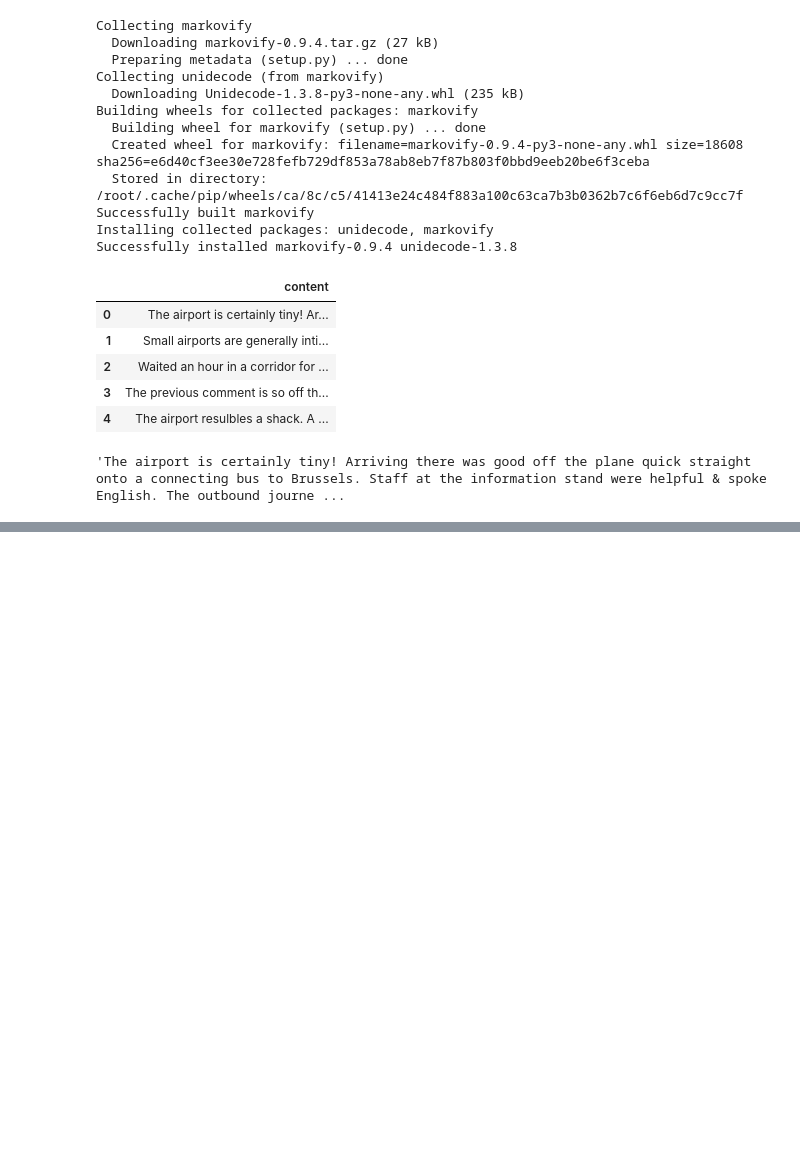
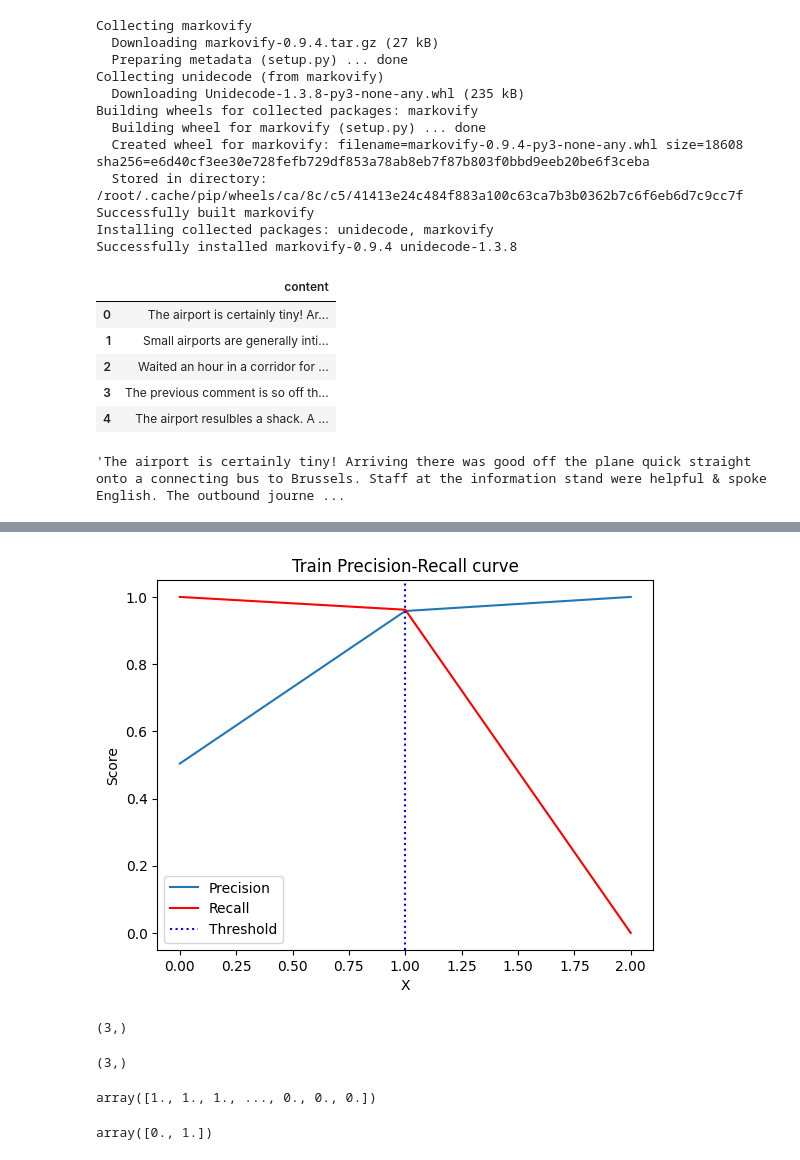
Before and after one commit to snemmani/ml_ai, a Jupyter notebook: Lab/Day2_Cybersecurity.ipynb, the cells around one changed output, grey strips where cells are left out. Saved outputs shown, nothing was run; the diff lists cells and outputs as text; code cells hidden in the pictures; blank space fills up the shorter version.

```diff
--- a/Lab/Day2_Cybersecurity.ipynb
+++ b/Lab/Day2_Cybersecurity.ipynb
@@ -490,0 +596,32 @@ The frequency of trains to and from the airport to Leuven as well fly to Antwerp
+# %%
+probas = dclf.predict_proba(X_test)
+# %%
+from sklearn.metrics import precision_recall_curve
+
+precision, recall, threshold = precision_recall_curve(y_test, probas[:,1])
+# %%
+plt.plot(precision, label='Precision')
+plt.plot(recall, color='red', label='Recall')
+plt.axvline(1, color='blue', linestyle='dotted', label='Threshold')
+plt.ylabel("Score")
+plt.xlabel("X")
+plt.legend()
+plt.title("Train Precision-Recall curve");
+# %% [output]
+[figure, added]
+# %%
+precision.shape
+# %% [output]
+(3,)
+# %%
+recall.shape
+# %% [output]
+(3,)
+# %%
+probas[:,1]
+# %% [output]
+array([1., 1., 1., ..., 0., 0., 0.])
+# %%
+threshold
+# %% [output]
+array([0., 1.])
```
Also changed, not shown: parts of 15 cells of this notebook.
